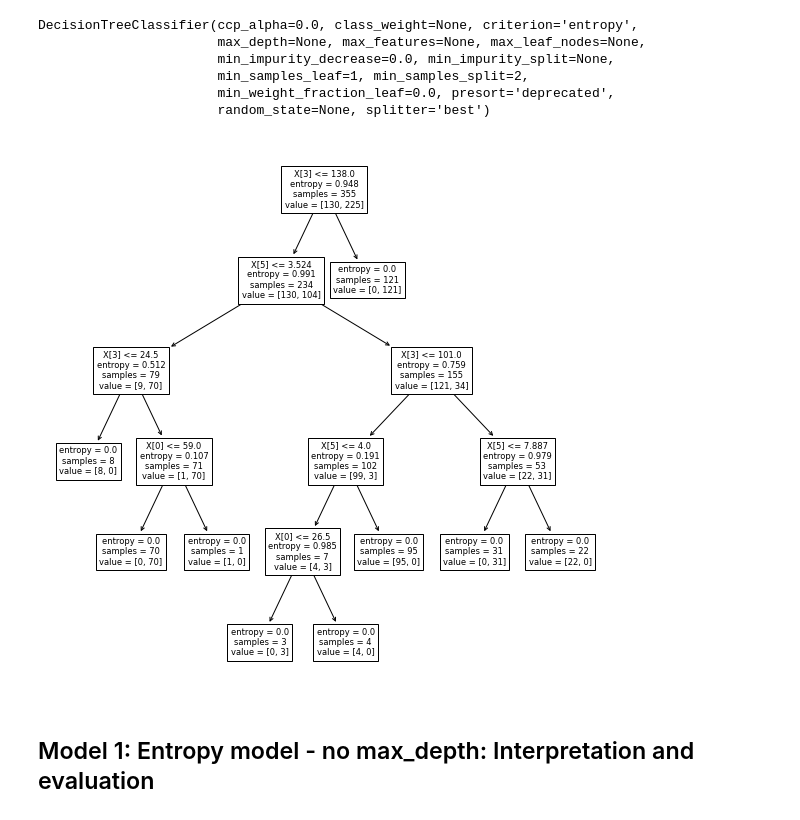
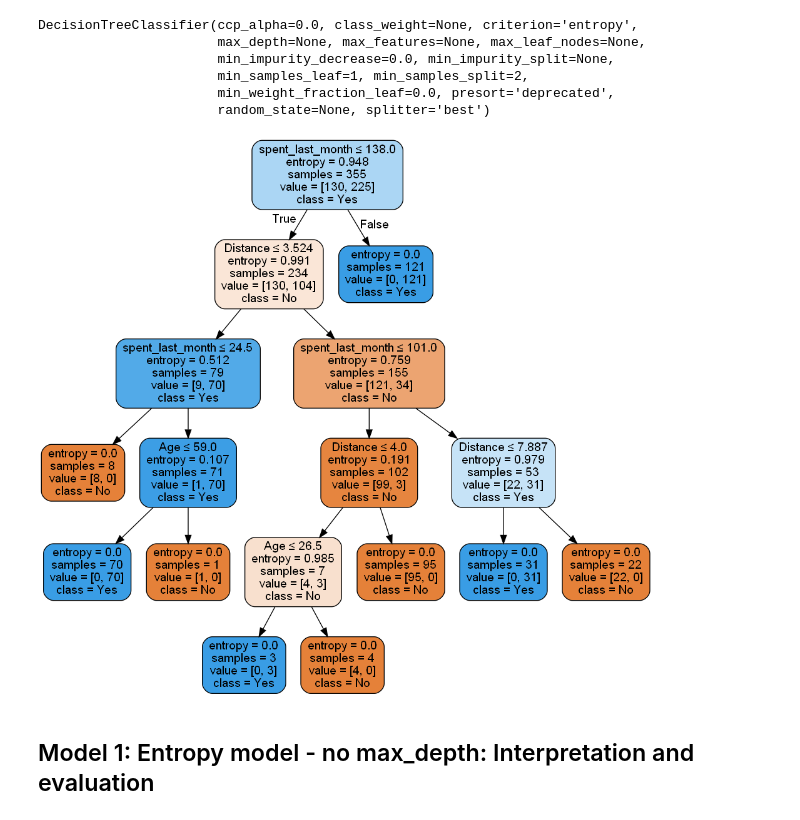
Before and after one commit to Pandeming/Springboard_London_Housing, a Jupyter notebook: 08 RR Coffee Case Study - Tier 3.ipynb, the cells around one changed output. Saved outputs shown, nothing was run; the diff lists cells and outputs as text; code cells hidden in the pictures.

Commit message:
Add Graphviz to project 08

```diff
--- a/08 RR Coffee Case Study - Tier 3.ipynb
+++ b/08 RR Coffee Case Study - Tier 3.ipynb
@@ -357,13 +357,18 @@ DecisionTreeClassifier(ccp_alpha=0.0, class_weight=None, criterion='entropy',
                        random_state=None, splitter='best')
 # %%
 # Now we want to visualize the tree
+dot_data = StringIO()
+
 # We can do so with export_graphviz
-plt.figure(figsize=(10, 10))
-tree.plot_tree(entr_model);
+tree.export_graphviz(entr_model, out_file=dot_data,
+                filled=True, rounded=True,
+                special_characters=True, feature_names=Xtrain.columns,class_names = entr_model.classes_)
 
 # Alternatively for class_names use entr_model.classes_
+graph = pydotplus.graph_from_dot_data(dot_data.getvalue())
+Image(graph.create_png())
 # %% [output]
-[figure, old version]
+[figure, new version]
 # %% [markdown]
 ## Model 1: Entropy model - no max_depth: Interpretation and evaluation
 # %%
```
Also changed, not shown: parts of 9 cells of this notebook.
